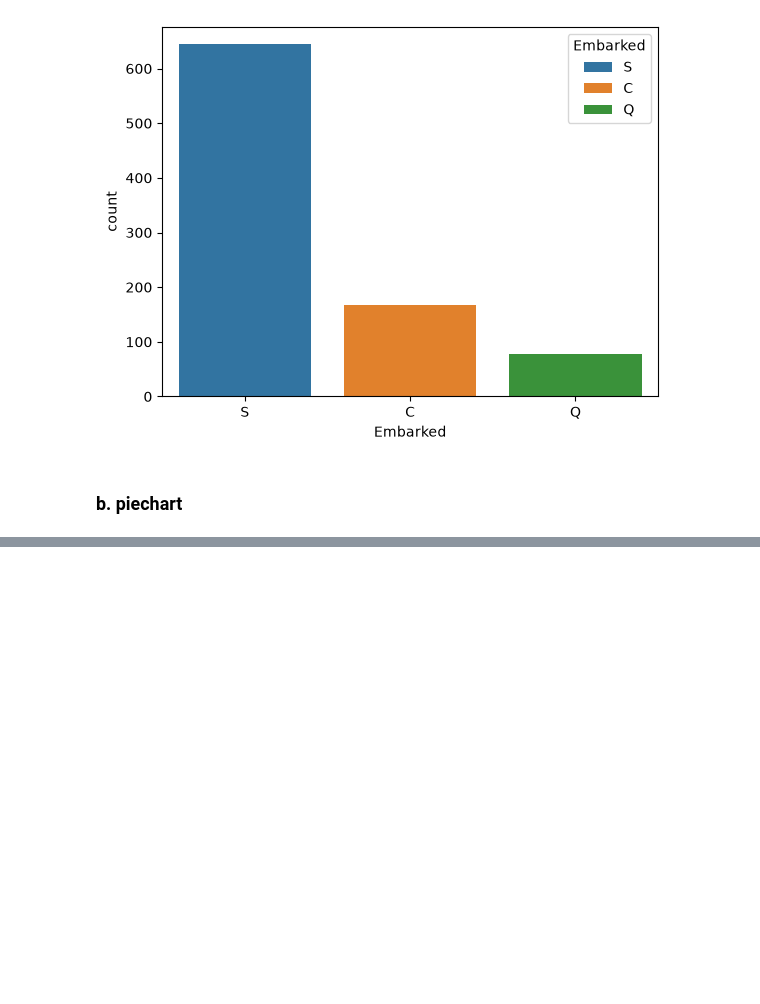
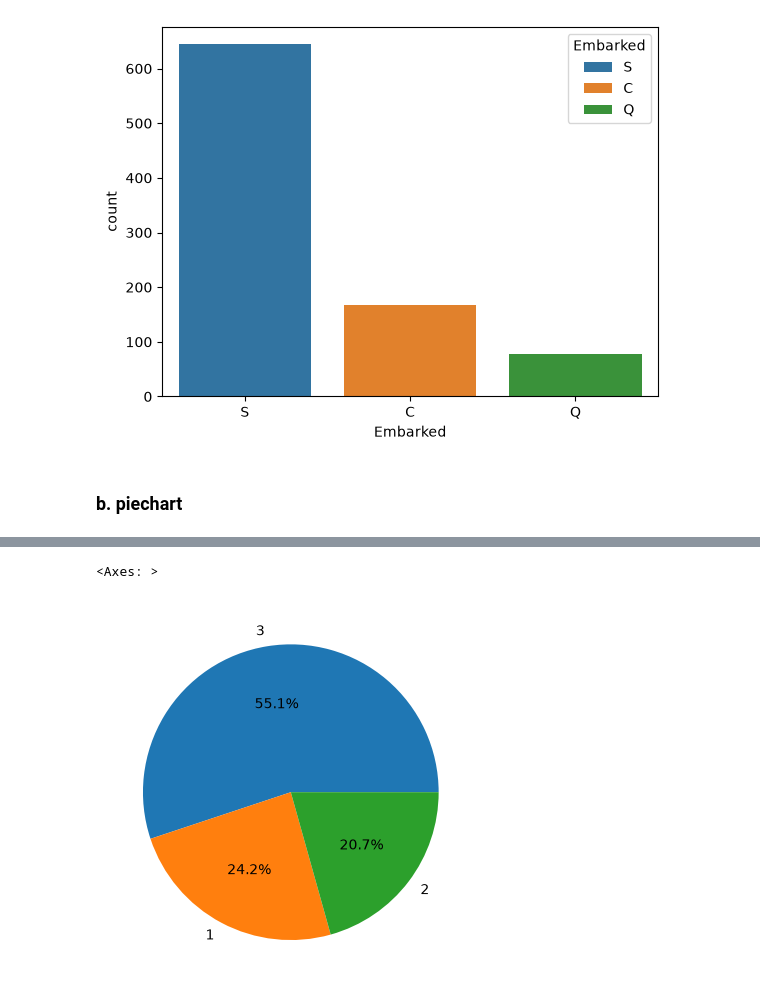
Before and after one commit to aayushmanz/Machine-Learning-with-Python, a Jupyter notebook: Exploratory Data Analysis (EDA)/Exploratory Data Analysis Part - 1.ipynb, the cells around one changed output, grey strips where cells are left out. Cells and saved outputs as stored; diff of their text form; code cells hidden in the pictures; blank space fills up the shorter version.

```diff
--- a/Exploratory Data Analysis (EDA)/Exploratory Data Analysis Part - 1.ipynb
+++ b/Exploratory Data Analysis (EDA)/Exploratory Data Analysis Part - 1.ipynb
@@ -46,0 +47,5 @@ df['Survived'].value_counts().plot(kind='pie')
+# %%
+df['Pclass'].value_counts().plot(kind='pie', autopct="%1.1f%%")
+# %% [output]
+<Axes: >
+[figure, added]
```
Also changed, not shown: parts of 10 cells of this notebook.
